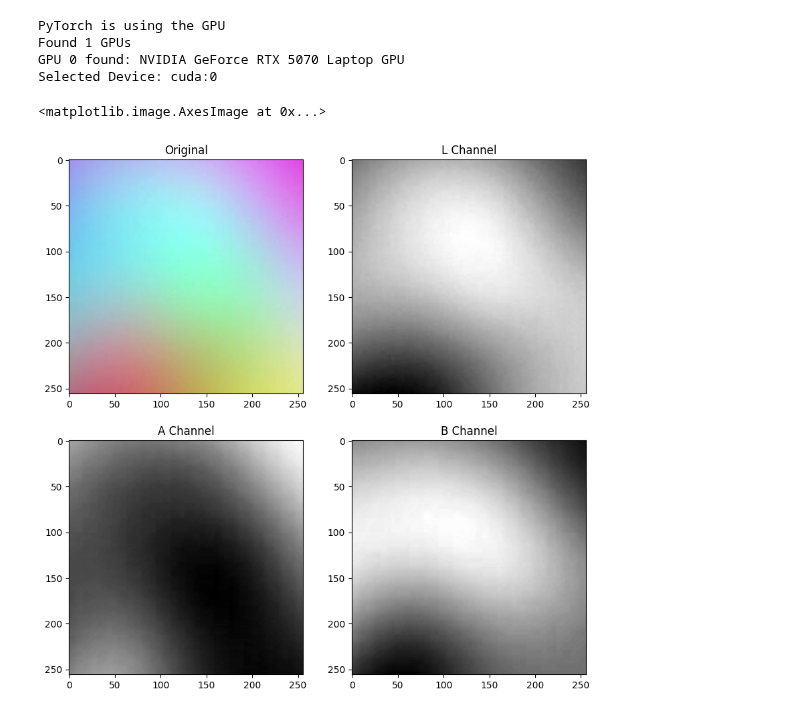
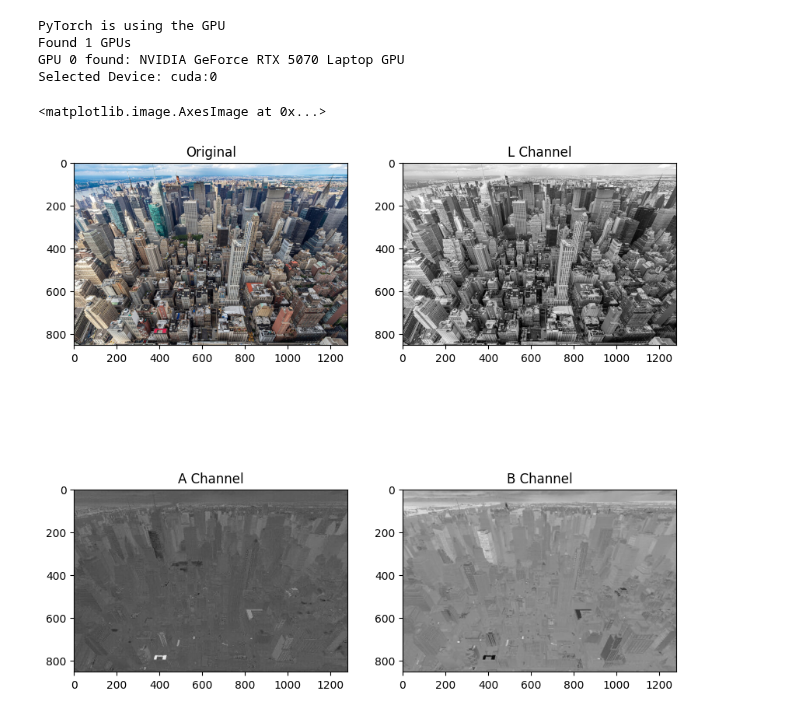
Before and after one commit to nkminion/Prism, a Jupyter notebook: Model.ipynb, the cells around one changed output. Drawn from its saved outputs; the diff is of its cells as text; code cells hidden in the pictures.

Commit message:
tested with detailed images.

```diff
--- a/Model.ipynb
+++ b/Model.ipynb
@@ -28,25 +28,25 @@ Found 1 GPUs
 GPU 0 found: NVIDIA GeForce RTX 5070 Laptop GPU
 Selected Device: cuda:0
 # %%
-InputImg = cv2.imread('Test.png')
+InputImg = cv2.imread('Test.jpg')
 LABImg = cv2.cvtColor(InputImg,cv2.COLOR_RGB2LAB)
 
 plt.figure(figsize=(10,10))
 plt.subplot(2,2,1)
 plt.title('Original')
 plt.imshow(cv2.cvtColor(InputImg,cv2.COLOR_BGR2RGB))
 plt.subplot(2,2,2)
 plt.title('L Channel')
 plt.imshow(LABImg[:,:,0],cmap='gray') #L
 plt.subplot(2,2,3)
 plt.title('A Channel')
 plt.imshow(LABImg[:,:,1],cmap='gray') #A
 plt.subplot(2,2,4)
 plt.title('B Channel')
 plt.imshow(LABImg[:,:,2],cmap='gray') #B
 # %% [output]
 <matplotlib.image.AxesImage at 0x...>
-[figure, old version]
+[figure, new version]
 # %%
 class PrismModel(nn.Module):
 	def __init__(self):
```
Also changed, not shown: parts of 4 cells of this notebook, 1 other file.
